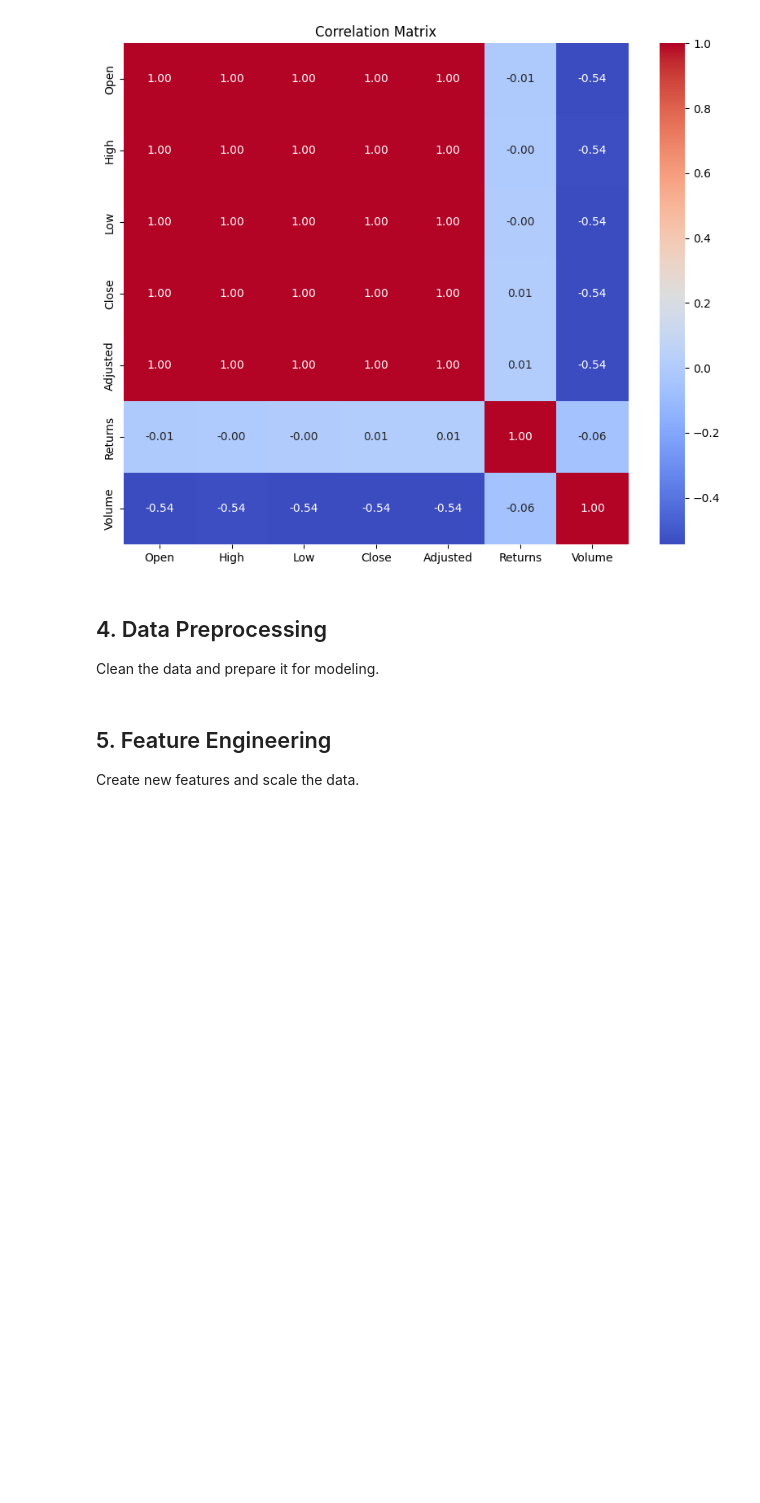
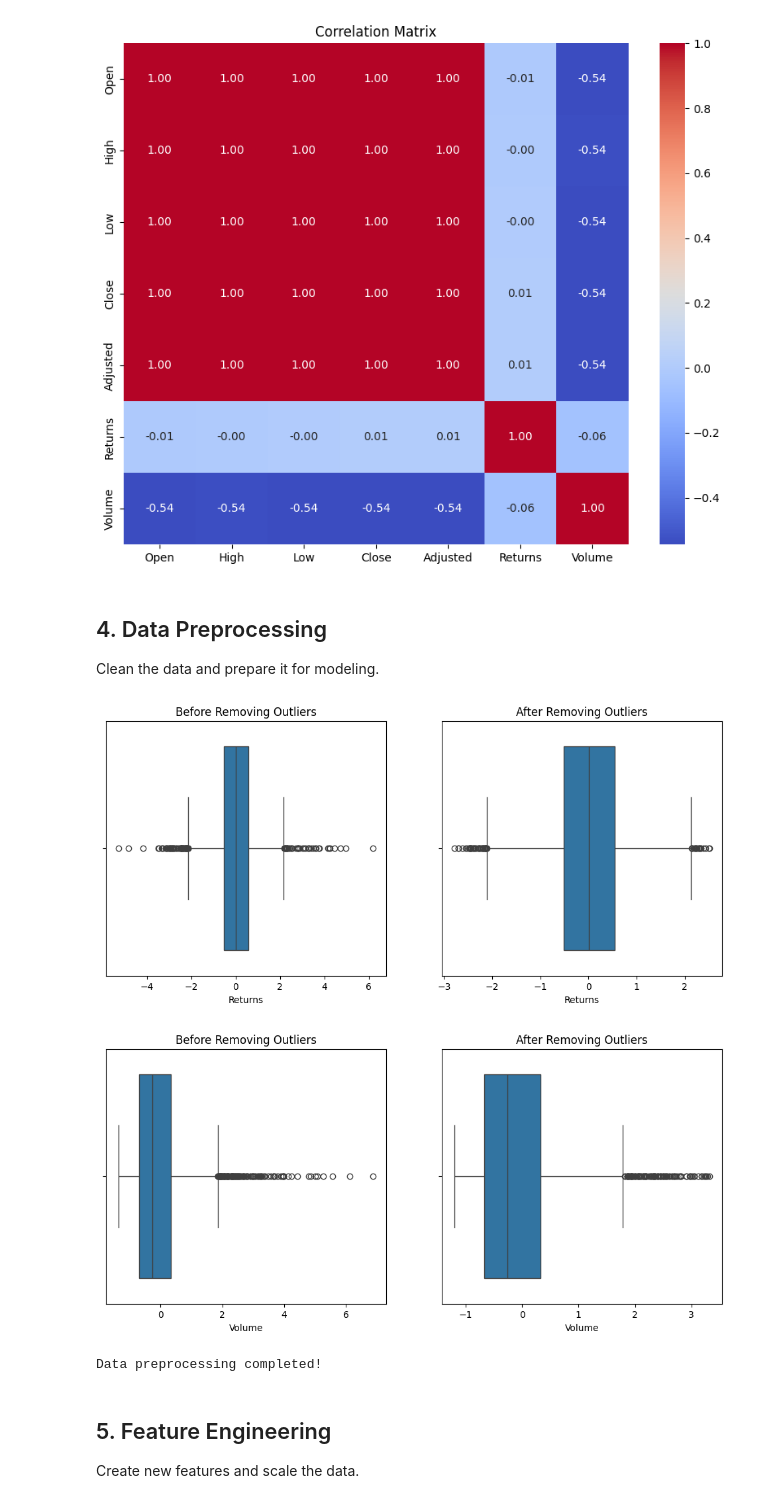
Before and after one commit to Arnavsharma2/Predictive-Modeling-Projects, a Jupyter notebook: 03-stockreturnprediction/stockreturnprediction.ipynb, the cells around one changed output. Cells and saved outputs as stored; diff of their text form; code cells hidden in the pictures; blank space fills up the shorter version.

```diff
--- a/03-stockpriceprediction/stockpriceprediction.ipynb
+++ b/03-stockreturnprediction/stockreturnprediction.ipynb
@@ -245,53 +250,56 @@ def preprocess_data(df, target_column):
     # # Separate features and target
     # X = df.drop(columns=[target_column])
     # y = df[target_column]
-
     # removing unimportant features
     processed = df.drop(DROP_COLUMNS, axis=1)
-    labelencoding = [ 'Contract', 'Churn', 'PhoneService', 'OnlineBackup', 'OnlineSecurity', 'Partner', 'TechSupport', 'DeviceProtection']
+    labelencoding = ['']
     onehotencoding = ['']
     # Handle missing values
     numeric_cols = processed.select_dtypes(include=[np.number]).columns
     categorical_cols = processed.select_dtypes(include=['object', 'category']).columns
+
+    processed['Returns'] = (processed['Close']-processed['Open'])/processed['Open']
 
 
     # Impute numeric columns with median
     for col in numeric_cols:
         processed[col].fillna(processed[col].median(), inplace=True)
 
     # Impute categorical columns with mode, Grab the final DF before OHE so we can do SHAP
     # for col in categorical_cols:
     #     SHAP_DF = processed[col].fillna(processed[col].mode()[0], inplace=True)
 
     # Encode categorical variables
     # le = LabelEncoder()
     # for col in categorical_cols:
     #     X[col] = le.fit_transform(X[col])
 
-    for col in labelencoding:
-        processed = transform_with_le(processed, col)
+    # for col in labelencoding:
+    #     processed = transform_with_le(processed, col)
 
     # Scale the numerical columns
-    # scaler = StandardScaler()
-    # numeric_cols = processed.select_dtypes(include=[np.number]).columns
-    # processed[numeric_cols] = scaler.fit_transform(processed[numeric_cols])
+    scaler = StandardScaler()
+    numeric_cols = processed.select_dtypes(include=[np.number]).columns
+    processed[numeric_cols] = scaler.fit_transform(processed[numeric_cols])
 
     # Handle any outlier needs
     for col in HANDLE_OUTLIERS:
         processed = remove_any_outliers(processed,col)
     # split into X and Y DF
     X = processed.drop(target_column,axis=1)
     y = processed[target_column]
 
-    processed.info()
-
     print("Data preprocessing completed!")
     #return X, y, scaler
     return X, y
 
 # Preprocess data
 # X, y, scaler = preprocess_data(df, TARGET_COLUMN)
 X, y = preprocess_data(df, TARGET_COLUMN)
+# %% [output]
+[figure, added]
+[figure, added]
+Data preprocessing completed!
 # %% [markdown]
 ## 5. Feature Engineering
 Create new features and scale the data.
```
Also changed, not shown: parts of 7 cells of this notebook, 54 other files.
